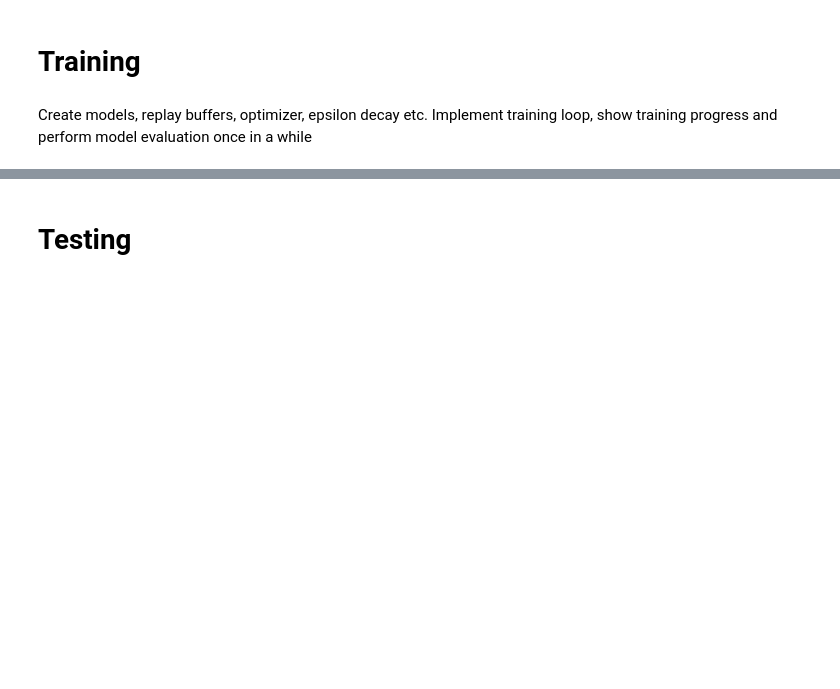
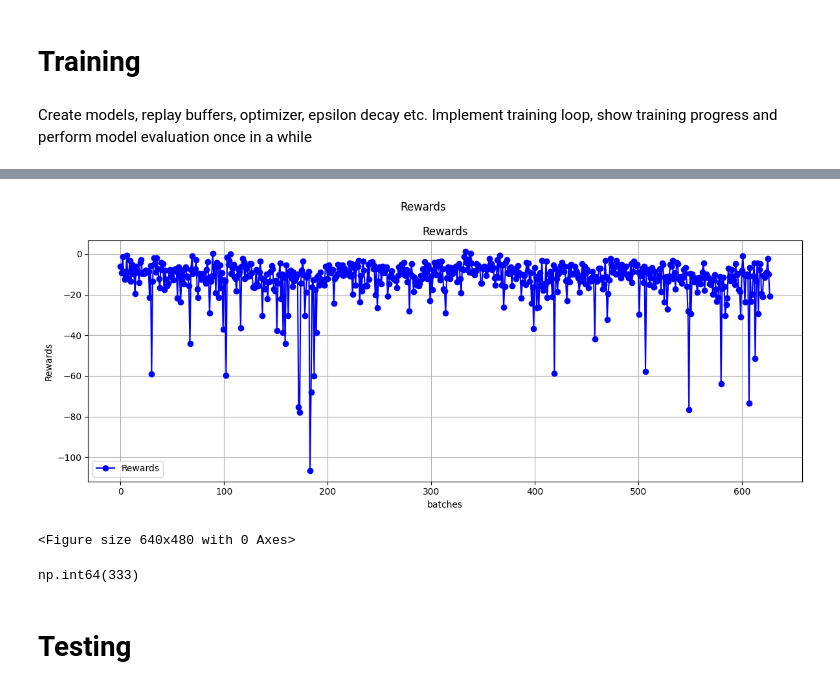
Before and after one commit to timohavdk/bipedal_walker, a Jupyter notebook: notebook.ipynb, the cells around one changed output, grey strips where cells are left out. Drawn from its saved outputs; the diff is of its cells as text; code cells hidden in the pictures; blank space fills up the shorter version.

```diff
--- a/notebook.ipynb
+++ b/notebook.ipynb
@@ -502,28 +381,24 @@ target_critic.set_weights(critic_model.get_weights())
 # %%
-# Learning rate for actor-critic models
-critic_lr = 0.0001
-actor_lr = 0.00001
+critic_lr = 1e-4
+actor_lr = 1e-5
 
-critic_optimizer = keras.optimizers.Adam(critic_lr)
-actor_optimizer = keras.optimizers.Adam(actor_lr)
+optimizer_critic = keras.optimizers.AdamW(critic_lr, clipnorm=1.0)
+optimizer_actor = keras.optimizers.AdamW(actor_lr, clipnorm=1.0)
 
-# Discount factor for future rewards
-gamma = 0.95
-# Used to update target networks
-tau = 0.005
+optimizer_critic.build(critic_model.trainable_weights)
+optimizer_actor.build(actor_model.trainable_weights)
-# %%
-buffer_size = 2 ** 18     # 32_768
-steps_per_play = 2 ** 11  # 2048
-steps_per_epoch = 2 ** 10 # 1024
-
-epochs = 128
-play_frequency = 256
 # %%
 train_buffer = ReplayBuffer(
     max_size=buffer_size,
     observation_space=train_env.single_observation_space,
     action_space=train_env.single_action_space
 )
+
+val_buffer = ReplayBuffer(
+    max_size=buffer_size,
+    observation_space=train_env.single_observation_space,
+    action_space=train_env.single_action_space
+)
 # %%
 dataset = QDataset(
     steps_per_epoch=steps_per_epoch,
@@ -533,8 +407 @@ dataset = QDataset(
 )
-# %%
-_ = play_game(
-    model=actor_model,
-    buffer=train_buffer,
-    env=train_env,
-    steps=steps_per_play,
-)
@@ -660 +529,12 @@ plot_split_tuples(
 <Figure size 640x480 with 0 Axes>
+# %%
+plot_split_tuples(
+    all_rewards,
+    title="Rewards",
+    ylabel1="Rewards",
+    version=2,
+    is_pair=False
+)
+# %% [output]
+[figure, added]
+<Figure size 640x480 with 0 Axes>
@@ -661,3 +552,7 @@ plot_split_tuples(
+# %%
+np.argmax(all_rewards)
+# %% [output]
+np.int64(333)
 # %% [markdown]
 # Testing
 # %% [markdown]
```
Also changed, not shown: parts of 28 cells of this notebook, 11 other files.
